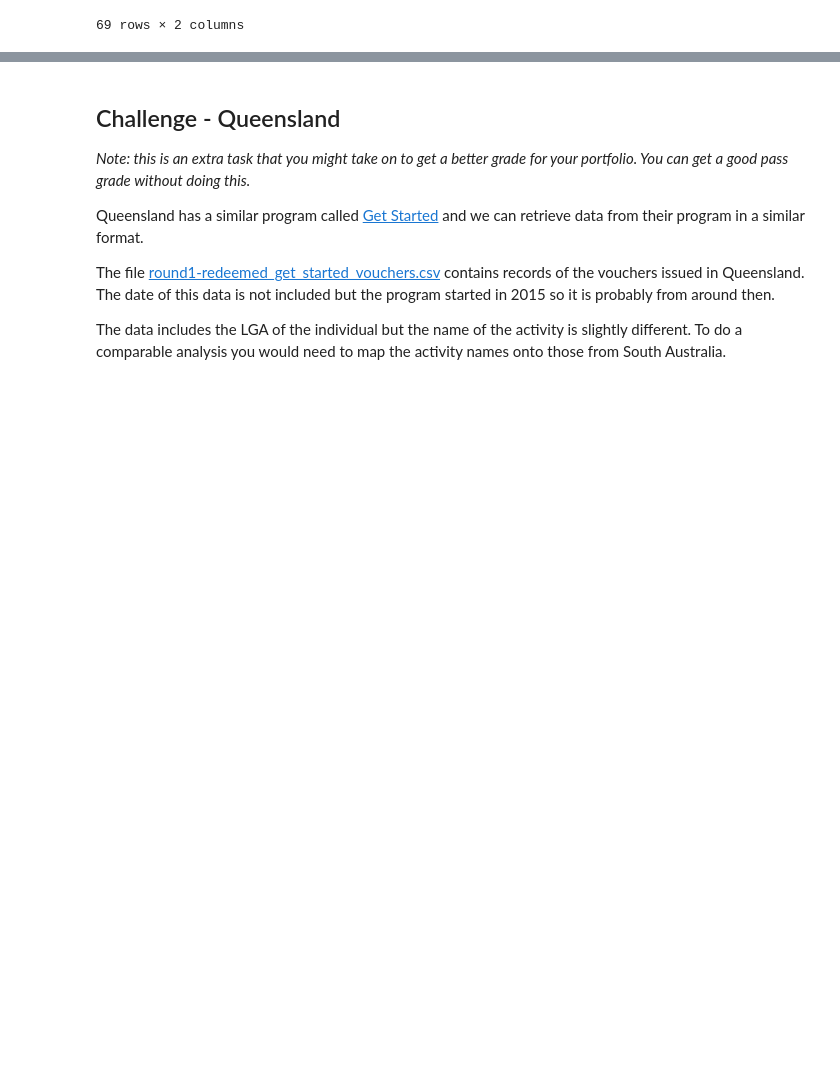
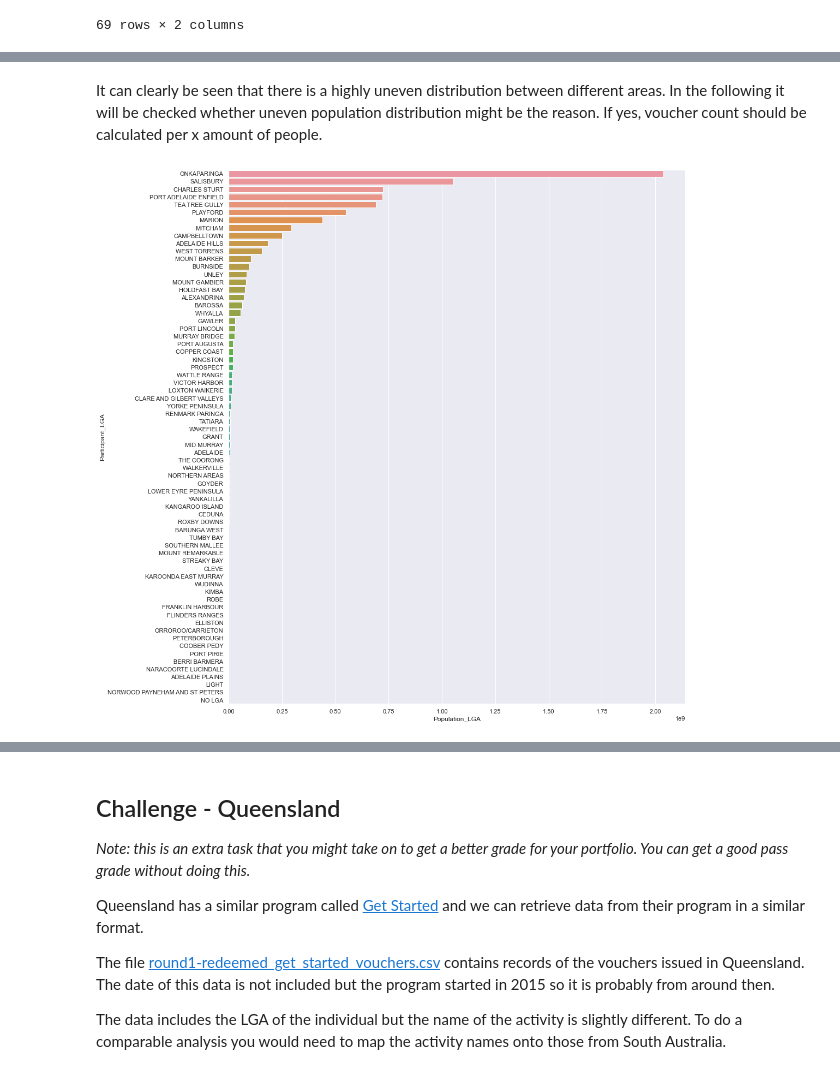
Before and after one commit to felix-rosenberger/Data-Science-Portfolio, a Jupyter notebook: Portfolio 2.ipynb, the cells around one changed output, grey strips where cells are left out. Drawn from its saved outputs; the diff is of its cells as text; code cells hidden in the pictures; blank space fills up the shorter version.

```diff
--- a/Portfolio 2.ipynb
+++ b/Portfolio 2.ipynb
@@ -124,0 +131,12 @@ sns.barplot(data=LGA_vouchers, x="Voucher_Count", y="Participant_LGA")
+# %% [markdown]
+It can clearly be seen that there is a highly uneven distribution between different areas. In the following it will be checked whether uneven population distribution might be the reason. If yes, voucher count should be calculated per x amount of people.
+# %%
+# show distribution of population
+population = sa_vouchers_scores.groupby(
+    "Participant_LGA")["Population"].sum().to_frame(
+    name = 'Population_LGA').reset_index().sort_values(by='Population_LGA', ascending = False)
+population
+plt.figure(figsize=(15, 18))
+sns.barplot(data=population, x="Population_LGA", y="Participant_LGA");
+# %% [output]
+[figure, added]
```
Also changed, not shown: parts of 18 cells of this notebook.
